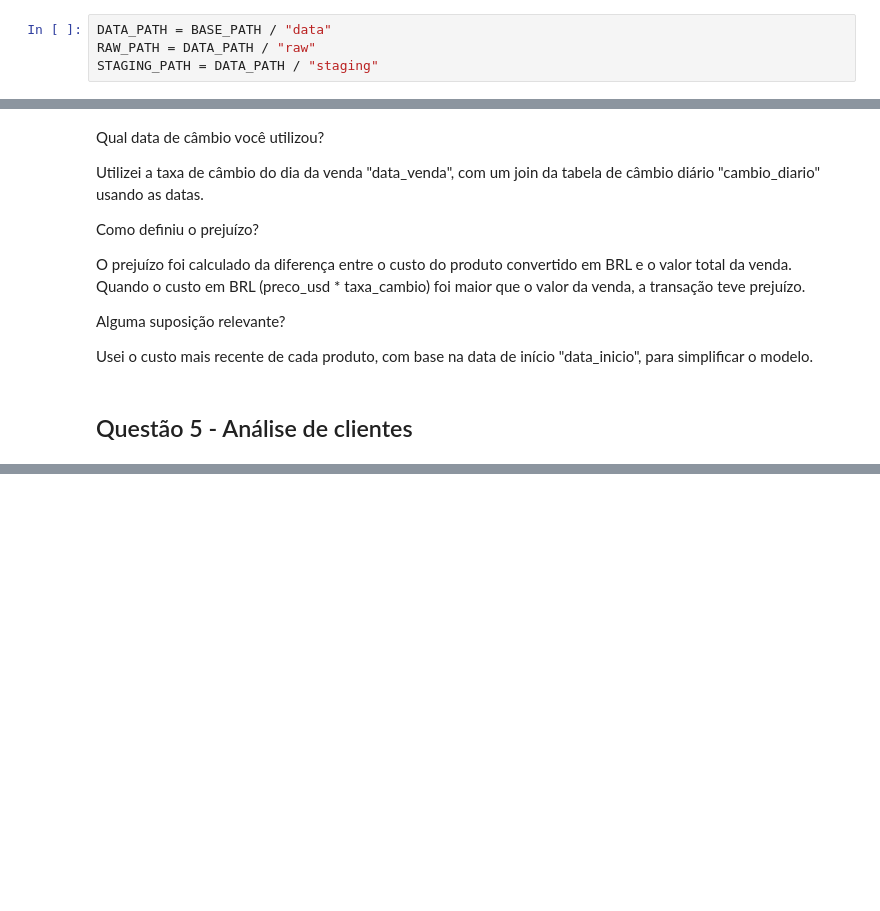
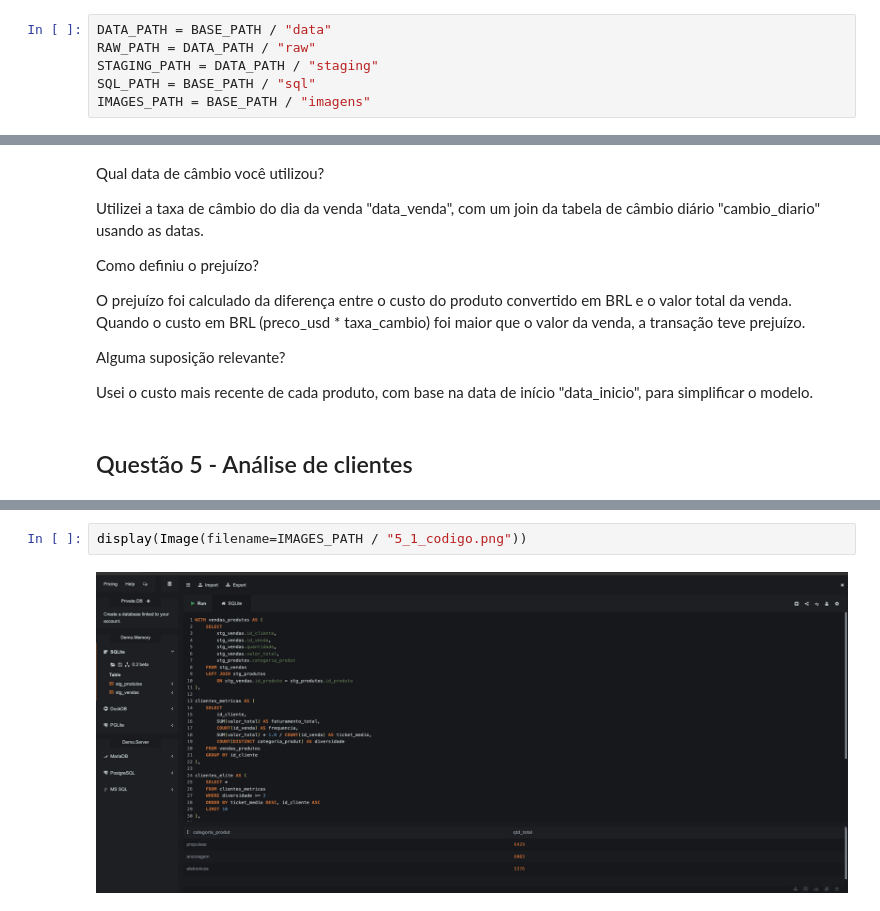
Before and after one commit to RichardGomesData/lh-nautical-data-project, a Jupyter notebook: notebooks/01_lh_nautical_analysis.ipynb, the cells around one changed output, grey strips where cells are left out. Cells and saved outputs as stored; diff of their text form; blank space fills up the shorter version.

```diff
--- a/notebooks/01_lh_nautical_analysis.ipynb
+++ b/notebooks/01_lh_nautical_analysis.ipynb
@@ -27,6 +28,8 @@ Carregando os dados em um dataframe Pandas para melhor visulização.
 DATA_PATH = BASE_PATH / "data"
 RAW_PATH = DATA_PATH / "raw"
 STAGING_PATH = DATA_PATH / "staging"
+SQL_PATH = BASE_PATH / "sql"
+IMAGES_PATH = BASE_PATH / "imagens"
 # %%
 df_vendas = pd.read_csv(RAW_PATH / "vendas_2023_2024.csv", encoding="utf-8")
 # %% [markdown]
@@ -1058,0 +1177,4 @@ Usei o custo mais recente de cada produto, com base na data de início "data_ini
+# %%
+display(Image(filename=IMAGES_PATH / "5_1_codigo.png"))
+# %% [output]
+[figure, added]
```
Also changed, not shown: parts of 17 cells of this notebook, 2 other files.
